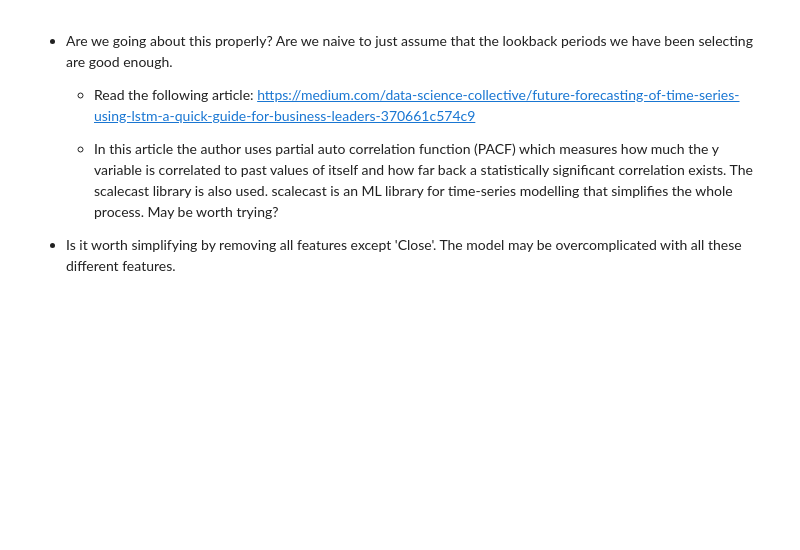
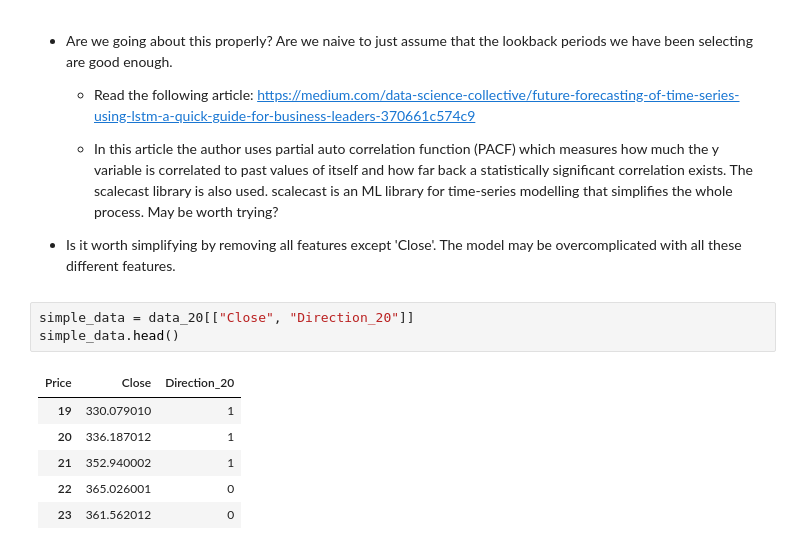
Before and after one commit to cameroncochrane/vlXsnPPgKKnWqEJB, a Jupyter notebook: direction_notebooks/6_direction_modelling.ipynb, the cells around one changed output. Saved outputs shown, nothing was run; the diff lists cells and outputs as text; blank space fills up the shorter version.

```diff
--- a/direction_notebooks/6_direction_modelling.ipynb
+++ b/direction_notebooks/6_direction_modelling.ipynb
@@ -455,3 +452,13 @@ The problem with higher parameter models on relatively small training datasets l
     - In this article the author uses partial auto correlation function (PACF) which measures how much the y variable is correlated to past values of itself and how far back a statistically significant correlation exists. The scalecast library is also used. scalecast is an ML library for time-series modelling that simplifies the whole process. May be worth trying?
 
 - Is it worth simplifying by removing all features except 'Close'. The model may be overcomplicated with all these different features.
+# %%
+simple_data = data_20[["Close", "Direction_20"]]
+simple_data.head()
+# %% [output]
+| Price | Close | Direction_20 |
+| 19 | 330.079010 | 1 |
+| 20 | 336.187012 | 1 |
+| 21 | 352.940002 | 1 |
+| 22 | 365.026001 | 0 |
+| 23 | 361.562012 | 0 |
```
Also changed, not shown: parts of 16 cells of this notebook, 3 other files.
